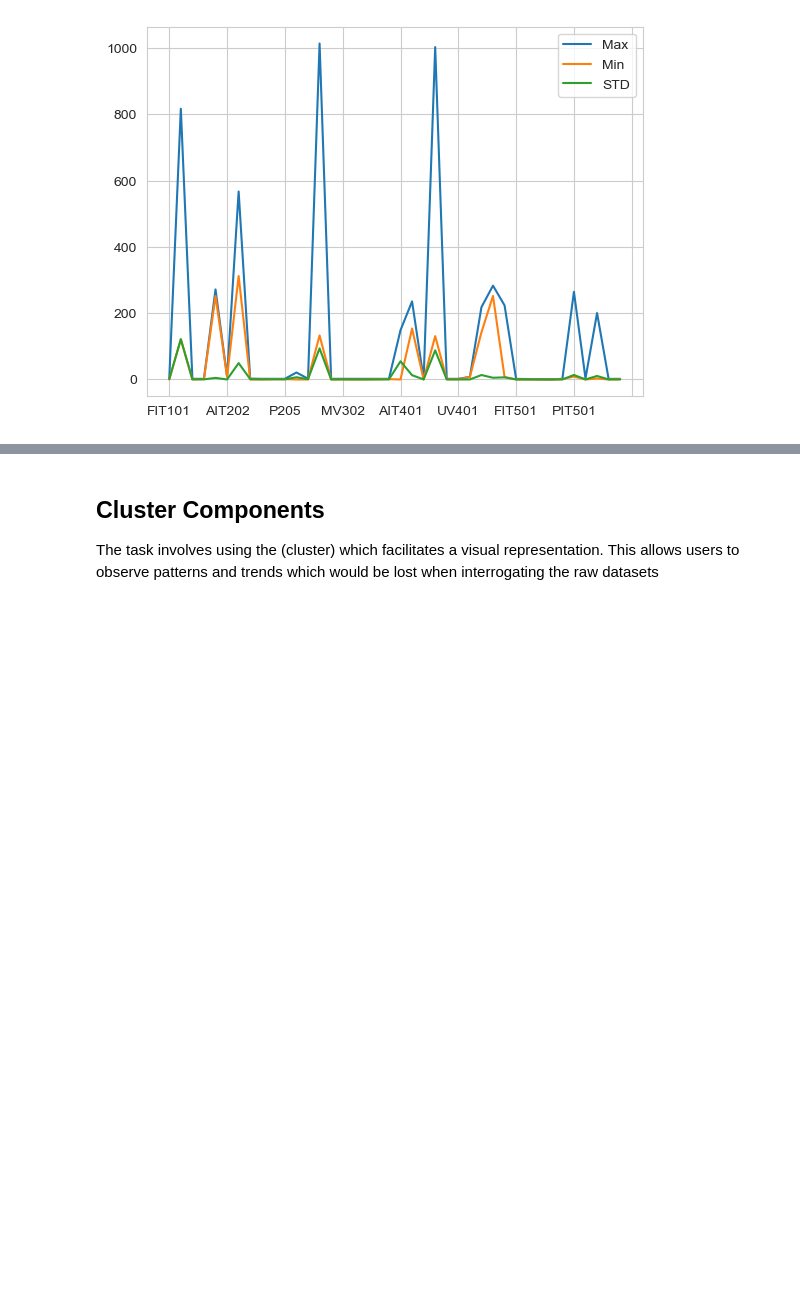
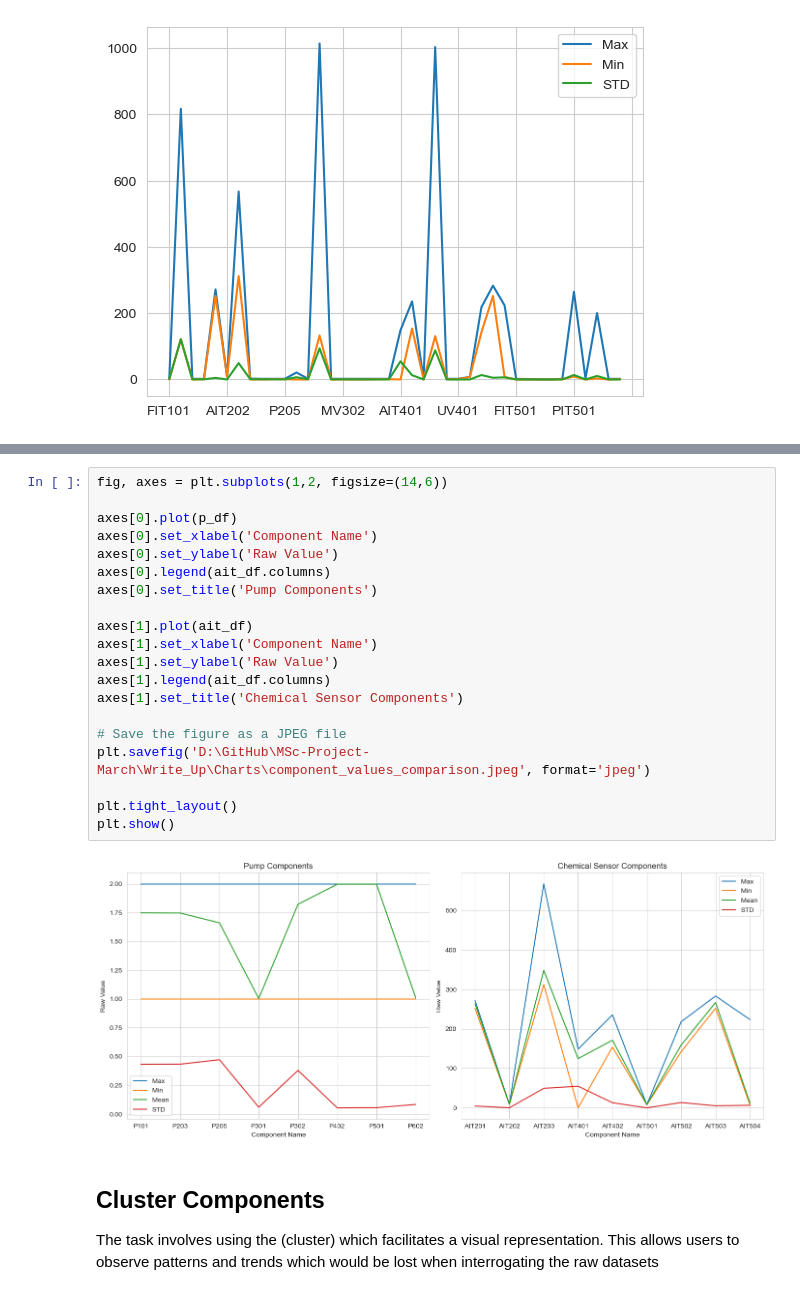
Before and after one commit to lozferatu/MSc-Project, a Jupyter notebook: Data Explorartion/EDA.ipynb, the cells around one changed output, grey strips where cells are left out. Drawn from its saved outputs; the diff is of its cells as text; blank space fills up the shorter version.

```diff
--- a/Data Explorartion/EDA.ipynb
+++ b/Data Explorartion/EDA.ipynb
@@ -128,3 +169,25 @@ component_features[['Max', 'Min', 'STD']].plot()
+# %%
+fig, axes = plt.subplots(1,2, figsize=(14,6))
+
+axes[0].plot(p_df)
+axes[0].set_xlabel('Component Name')
+axes[0].set_ylabel('Raw Value')
+axes[0].legend(ait_df.columns)
+axes[0].set_title('Pump Components')
+
+axes[1].plot(ait_df)
+axes[1].set_xlabel('Component Name')
+axes[1].set_ylabel('Raw Value')
+axes[1].legend(ait_df.columns)
+axes[1].set_title('Chemical Sensor Components')
+
+# Save the figure as a JPEG file
+plt.savefig('D:\GitHub\MSc-Project-March\Write_Up\Charts\component_values_comparison.jpeg', format='jpeg')
+
+plt.tight_layout()
+plt.show()
+# %% [output]
+[figure, added]
 # %% [markdown]
 ## Cluster Components
  The task involves using the (cluster) which facilitates a visual representation. This allows users to observe patterns and trends
```
Also changed, not shown: parts of 40 cells of this notebook, 3 other files.
